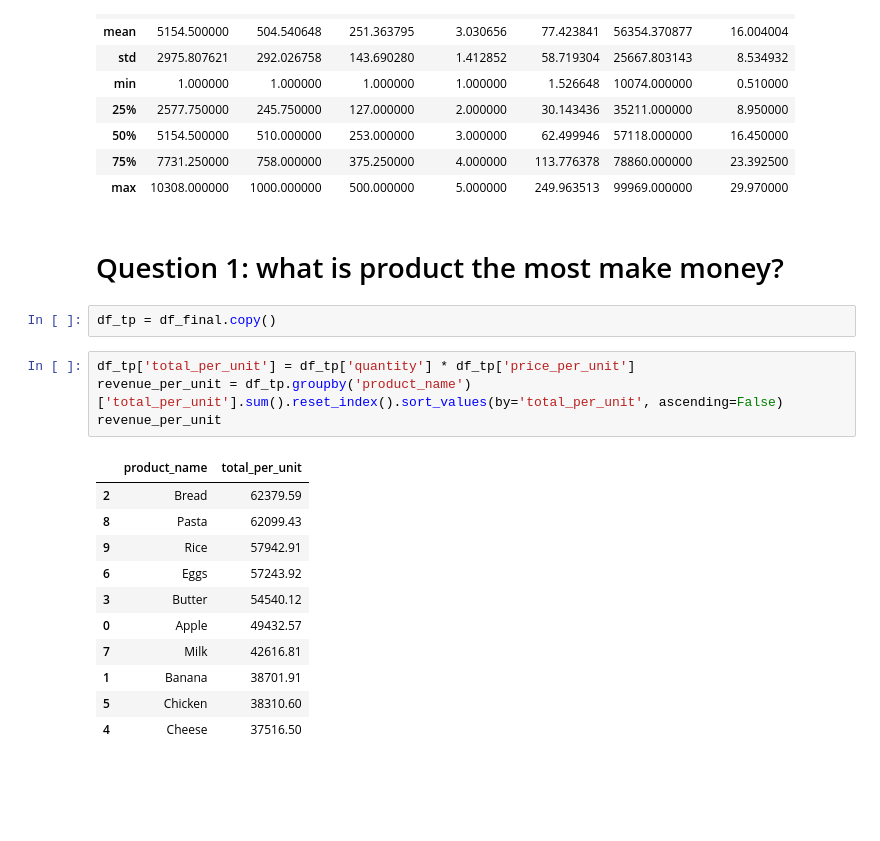
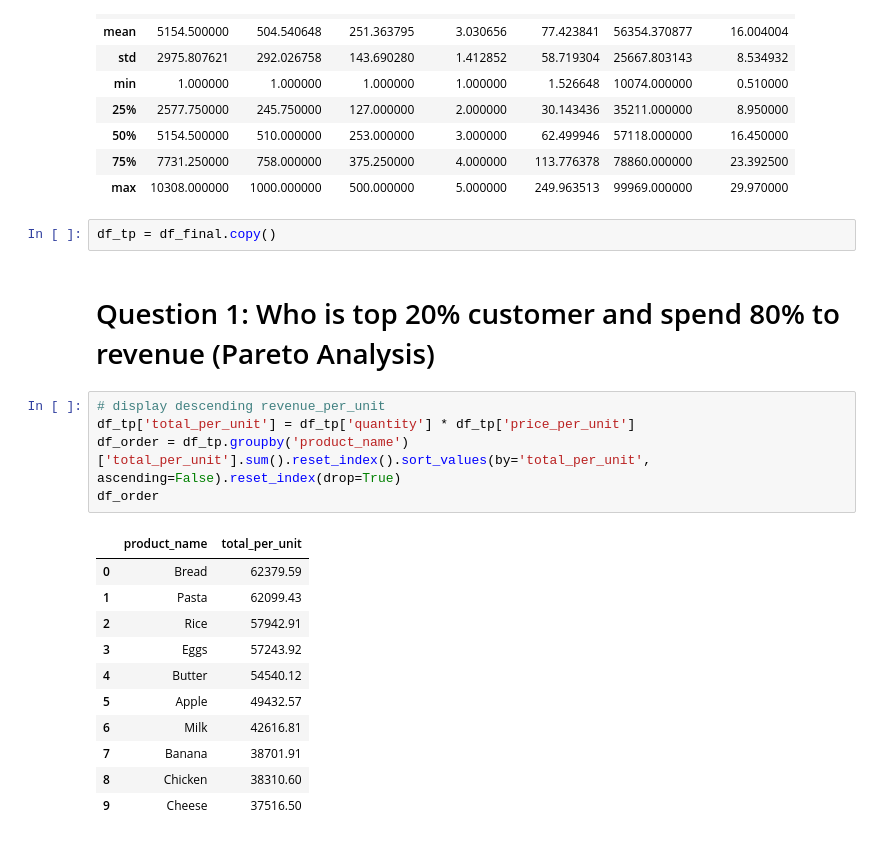
Before and after one commit to Rafsen-cell/GCI-World-2026, a Jupyter notebook: retail_costumer_value_&_performance_analysis.ipynb, the cells around one changed output. Saved outputs shown, nothing was run; the diff lists cells and outputs as text; blank space fills up the shorter version.

```diff
--- a/retail_costumer_value_&_performance_analysis.ipynb
+++ b/retail_costumer_value_&_performance_analysis.ipynb
@@ -138,23 +138,24 @@ df_final.describe()
 | 50% | 5154.500000 | 510.000000 | 253.000000 | 3.000000 | 62.499946 | 57118.000000 | 16.450000 |
 | 75% | 7731.250000 | 758.000000 | 375.250000 | 4.000000 | 113.776378 | 78860.000000 | 23.392500 |
 | max | 10308.000000 | 1000.000000 | 500.000000 | 5.000000 | 249.963513 | 99969.000000 | 29.970000 |
-# %% [markdown]
-# Question 1: what is product the most make money?
 # %%
 df_tp = df_final.copy()
+# %% [markdown]
+# Question 1: Who is top 20% customer and spend 80% to revenue (Pareto Analysis)
 # %%
+# display descending revenue_per_unit
 df_tp['total_per_unit'] = df_tp['quantity'] * df_tp['price_per_unit']
-revenue_per_unit = df_tp.groupby('product_name')['total_per_unit'].sum().reset_index().sort_values(by='total_per_unit', ascending=False)
-revenue_per_unit
+df_order = df_tp.groupby('product_name')['total_per_unit'].sum().reset_index().sort_values(by='total_per_unit', ascending=False).reset_index(drop=True)
+df_order
 # %% [output]
 |  | product_name | total_per_unit |
-| 2 | Bread | 62379.59 |
-| 8 | Pasta | 62099.43 |
-| 9 | Rice | 57942.91 |
-| 6 | Eggs | 57243.92 |
-| 3 | Butter | 54540.12 |
-| 0 | Apple | 49432.57 |
-| 7 | Milk | 42616.81 |
-| 1 | Banana | 38701.91 |
-| 5 | Chicken | 38310.60 |
-| 4 | Cheese | 37516.50 |
+| 0 | Bread | 62379.59 |
+| 1 | Pasta | 62099.43 |
+| 2 | Rice | 57942.91 |
+| 3 | Eggs | 57243.92 |
+| 4 | Butter | 54540.12 |
+| 5 | Apple | 49432.57 |
+| 6 | Milk | 42616.81 |
+| 7 | Banana | 38701.91 |
+| 8 | Chicken | 38310.60 |
+| 9 | Cheese | 37516.50 |
```
Also changed, not shown: parts of 13 cells of this notebook.
